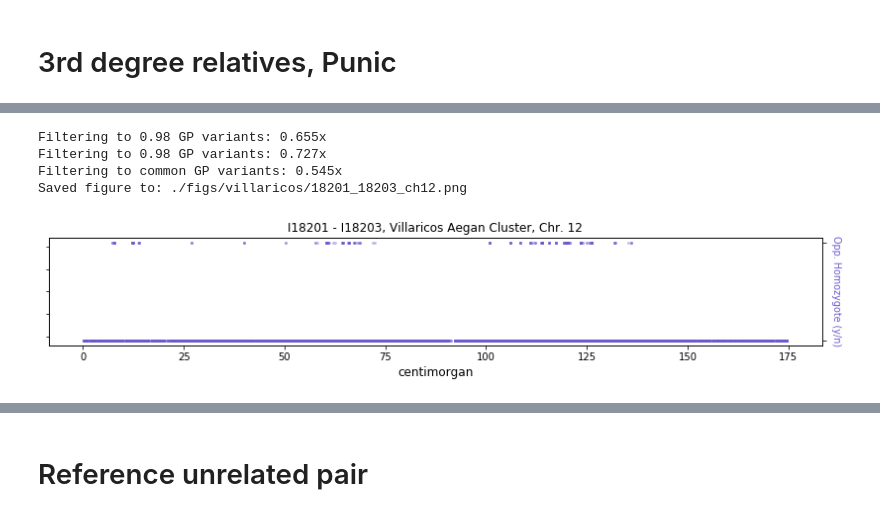
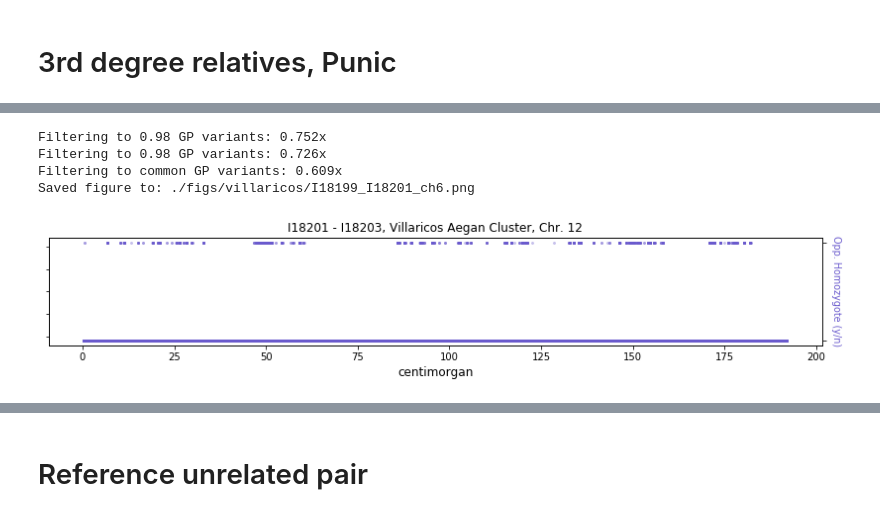
Before and after one commit to hringbauer/ancIBD, a Jupyter notebook: notebook/explore_analysis/plot_opp_homos.ipynb, the cells around one changed output, grey strips where cells are left out. Cells and saved outputs as stored; diff of their text form; code cells hidden in the pictures.

```diff
--- a/notebook/explore_analysis/plot_opp_homos.ipynb
+++ b/notebook/explore_analysis/plot_opp_homos.ipynb
@@ -113,18 +116,18 @@ print(get_coverage(f, j2))
 # %%
-f = h5py.File("./data/hdf5/1240k_v43/ch12.h5", "r") # Load for Sanity Check. See below!
+f = h5py.File("./data/hdf5/1240k_v43/ch6.h5", "r") # Load for Sanity Check. See below!
 
-g1, g2, m = get_genos_pairs(f, sample1="I18203", sample2="I18201",
+g1, g2, m = get_genos_pairs(f, sample1="I18199", sample2="I18201",
                             cutoff=0.98, output=True)
 
 o_homos = opp_homos(g1, g2)
 np.mean(o_homos)
 
 plot_hets(m, o_homos, title="I18201 - I18203, Villaricos Aegan Cluster, Chr. 12",
-          ms=2, savepath="./figs/villaricos/18201_18203_ch12.png") # ./figs/villaricos/18199_18203_ch1.png
+          ms=2, savepath="./figs/villaricos/I18199_I18201_ch6.png") # ./figs/villaricos/18199_18203_ch1.png
 f.close()
 # %% [output]
-Filtering to 0.98 GP variants: 0.655x
-Filtering to 0.98 GP variants: 0.727x
-Filtering to common GP variants: 0.545x
-Saved figure to: ./figs/villaricos/18201_18203_ch12.png
+Filtering to 0.98 GP variants: 0.752x
+Filtering to 0.98 GP variants: 0.726x
+Filtering to common GP variants: 0.609x
+Saved figure to: ./figs/villaricos/I18199_I18201_ch6.png
-[figure, old version]
+[figure, new version]
```
Also changed, not shown: parts of 14 cells of this notebook, 6 other files.
